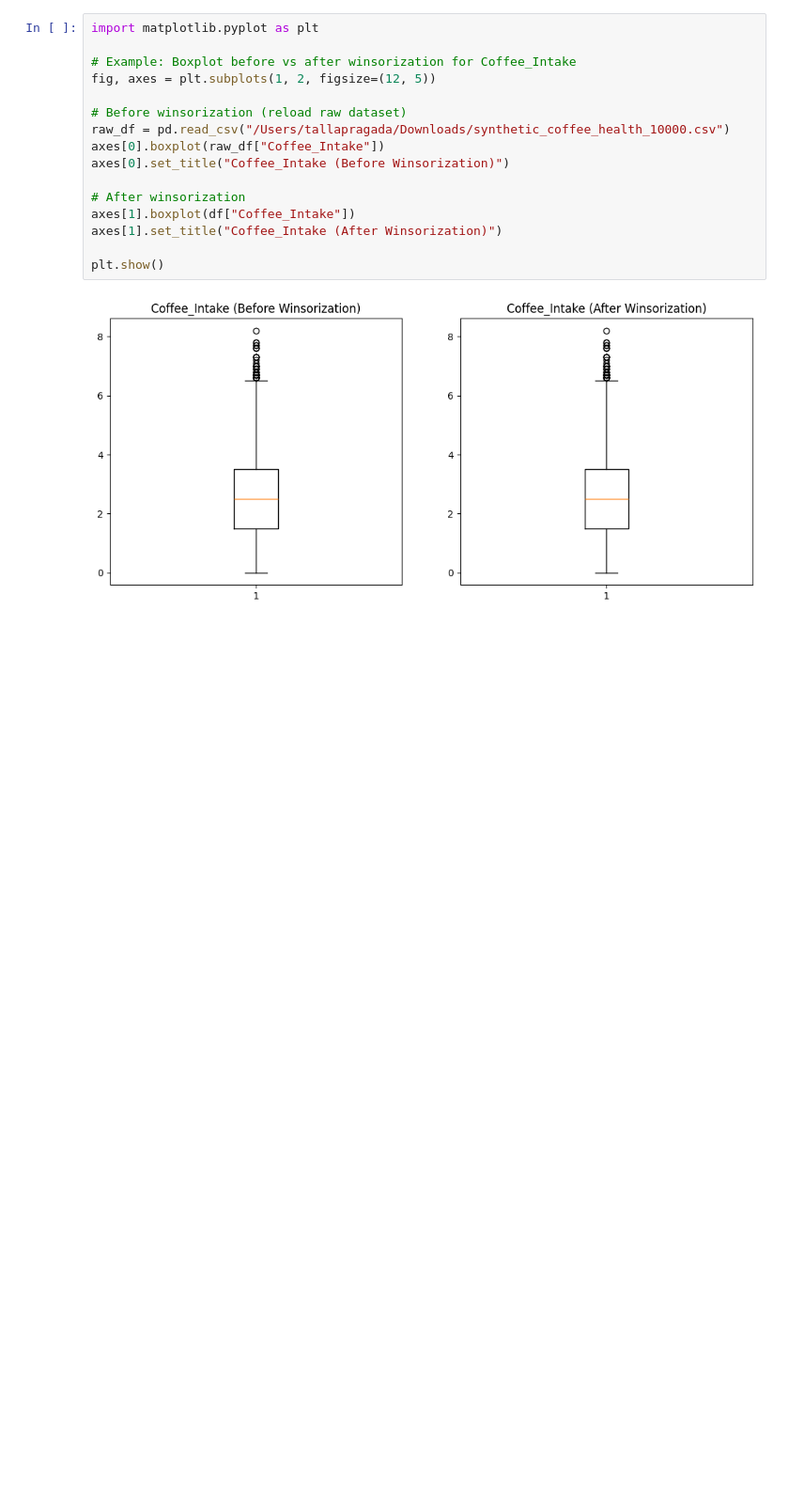
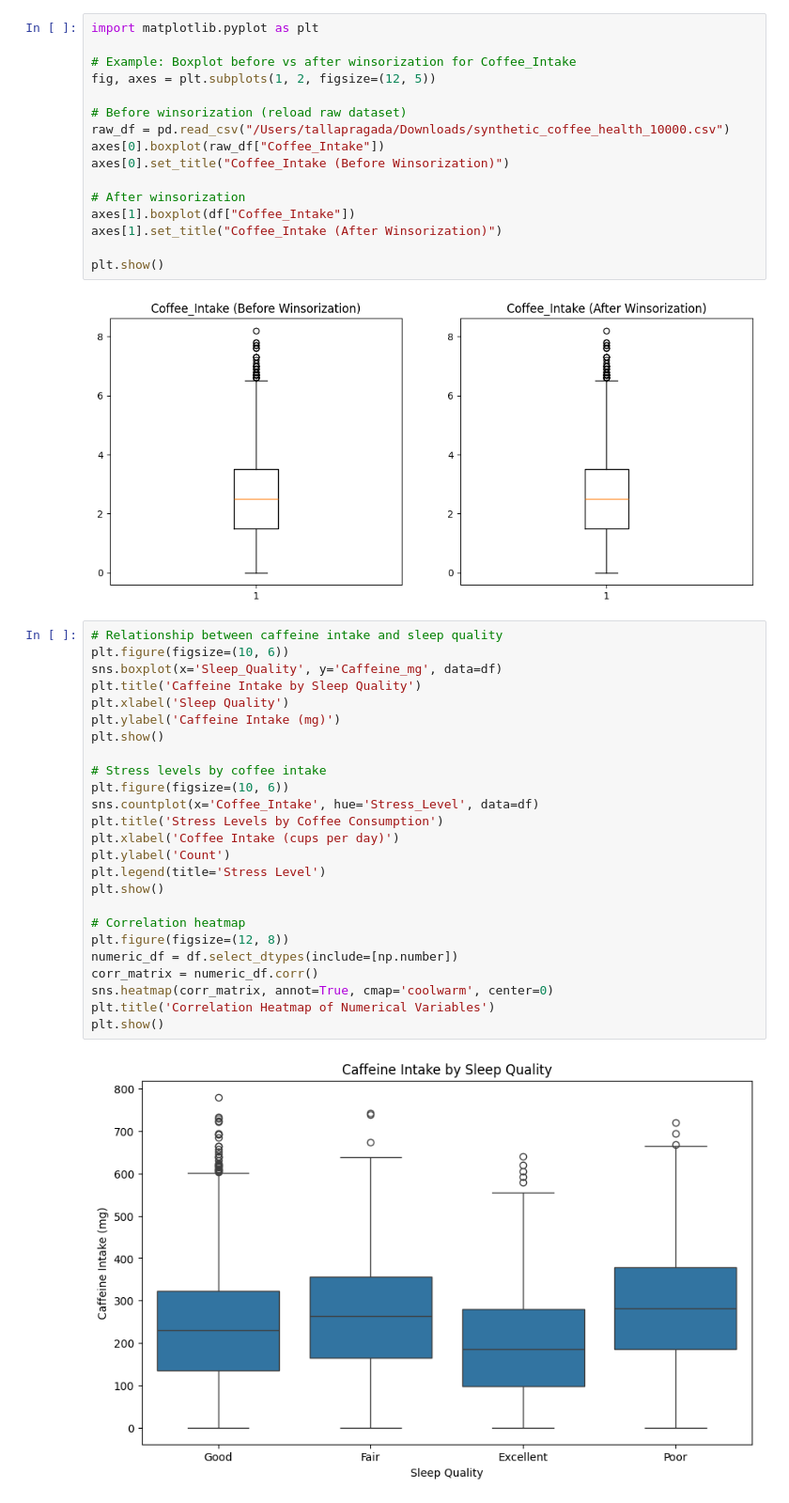
Before and after one commit to htallapr-rgb/3162Project1, a Jupyter notebook: project1.ipynb, the cells around one changed output. Shown at 94% size. Drawn from its saved outputs; the diff is of its cells as text; blank space fills up the shorter version.

```diff
--- a/project1.ipynb
+++ b/project1.ipynb
@@ -169,3 +214,30 @@ axes[1].set_title("Coffee_Intake (After Winsorization)")
 plt.show()
 # %% [output]
 [figure]
+# %%
+# Relationship between caffeine intake and sleep quality
+plt.figure(figsize=(10, 6))
+sns.boxplot(x='Sleep_Quality', y='Caffeine_mg', data=df)
+plt.title('Caffeine Intake by Sleep Quality')
+plt.xlabel('Sleep Quality')
+plt.ylabel('Caffeine Intake (mg)')
+plt.show()
+
+# Stress levels by coffee intake
+plt.figure(figsize=(10, 6))
+sns.countplot(x='Coffee_Intake', hue='Stress_Level', data=df)
+plt.title('Stress Levels by Coffee Consumption')
+plt.xlabel('Coffee Intake (cups per day)')
+plt.ylabel('Count')
+plt.legend(title='Stress Level')
+plt.show()
+
+# Correlation heatmap
+plt.figure(figsize=(12, 8))
+numeric_df = df.select_dtypes(include=[np.number])
+corr_matrix = numeric_df.corr()
+sns.heatmap(corr_matrix, annot=True, cmap='coolwarm', center=0)
+plt.title('Correlation Heatmap of Numerical Variables')
+plt.show()
+# %% [output]
+[figure, added]
```
Also changed, not shown: parts of 17 cells of this notebook.
